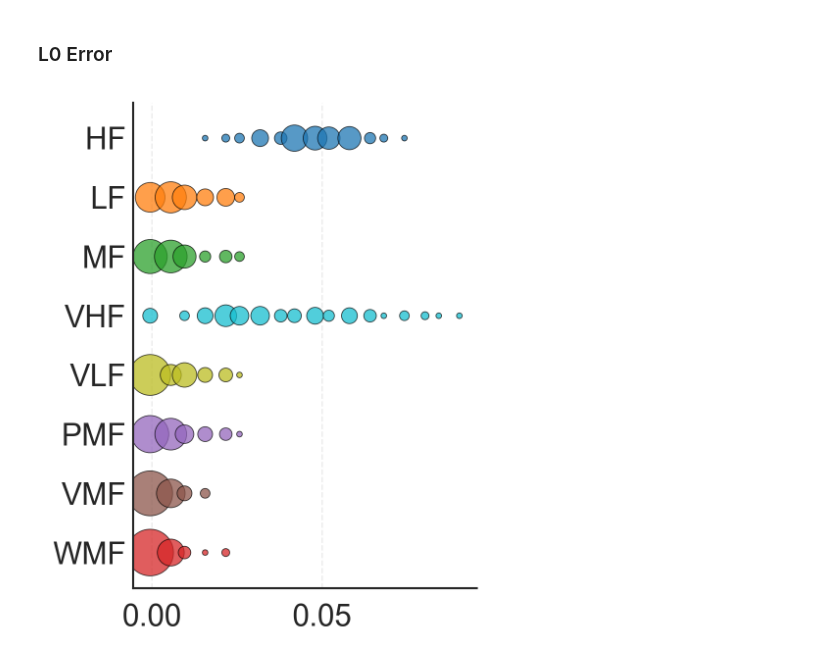
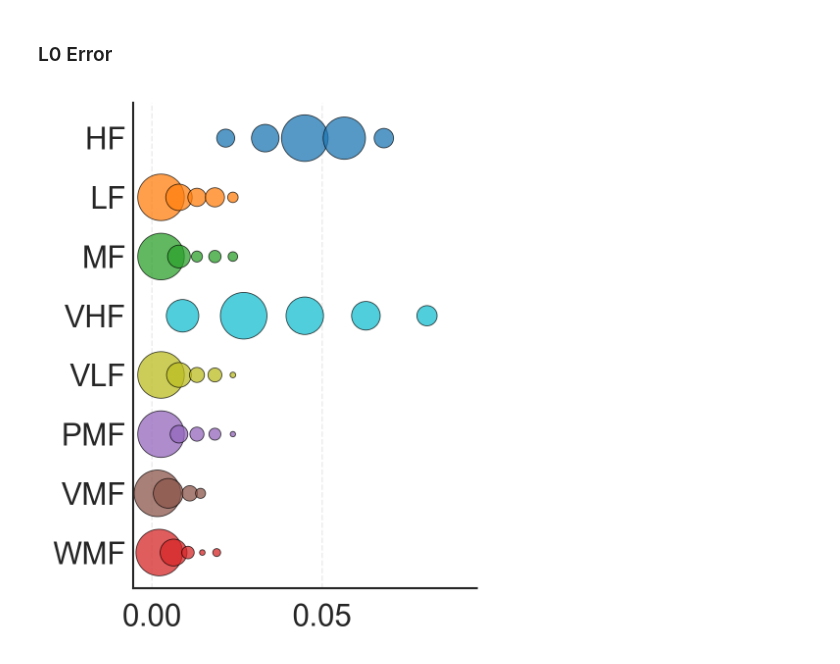
Before and after one commit to filippozacchei/MFSindy, a Jupyter notebook: examples/lorenz/part1.ipynb, the cells around one changed output. Drawn from its saved outputs; the diff is of its cells as text; code cells hidden in the pictures.

```diff
--- a/examples/lorenz/part1.ipynb
+++ b/examples/lorenz/part1.ipynb
@@ -311,24 +311,24 @@ bubble_hist(
 # %%
 # Per-row bins again, but on a linear axis: support error is legitimately zero
 # when a rung recovers the support exactly, which a log axis cannot show.
 all_l0_values = np.concatenate([
     np.asarray(l0_errors[m], dtype=float)
     for m in models
 ])
 
 xmin = float(np.min(all_l0_values)) - 0.001
 xmax = float(np.max(all_l0_values)) + 0.001
 pad = 0.05 * (xmax - xmin if xmax > xmin else 1.0)
 l0_xlim = (xmin - pad, xmax + pad)
 
 bubble_hist(
     errors_dict=l0_errors,
-    n_bins=25,
+    n_bins=5,
     models_order=models,
     colors=method_colors,
     labels=labels,
     xlim=l0_xlim,
     save_path="results/l0_1"
 )
 # %% [output]
-[figure, old version]
+[figure, new version]
```
Also changed, not shown: parts of 2 cells of this notebook, 7 other files.
